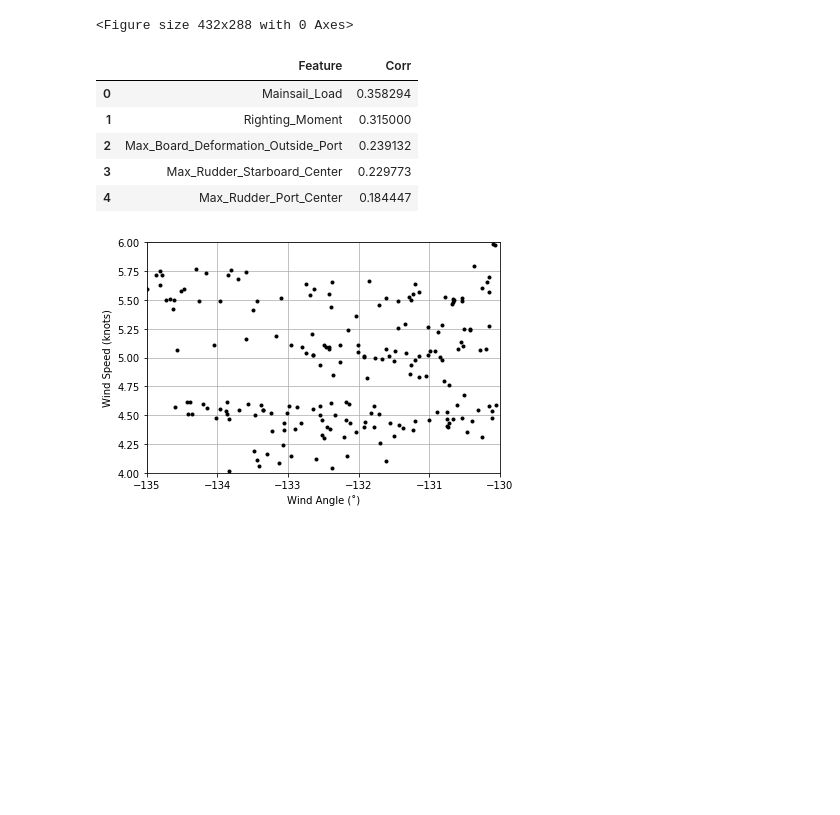
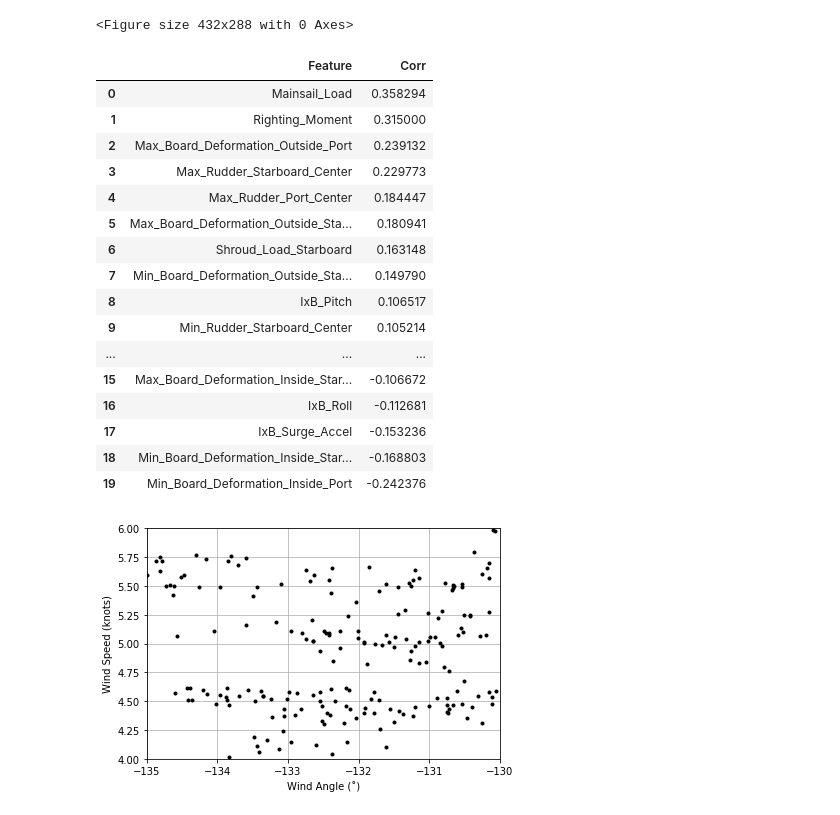
Before and after one commit to mickeycj/france-internship-project, a Jupyter notebook: plot_bins.ipynb, the cells around one changed output. Drawn from its saved outputs; the diff is of its cells as text; code cells hidden in the pictures; blank space fills up the shorter version.

```diff
--- a/plot_bins.ipynb
+++ b/plot_bins.ipynb
@@ -180,14 +180,25 @@ plot_wind_angle_speed(df, -180, 0, 180+1, max_y+1, dx, dy, 0.25, main=True)
 <Figure size 432x288 with 0 Axes>
 # %%
 # Show the top 20 correlated features.
-sorted_corr_df.head()
+sorted_corr_df
 # %% [output]
 |  | Feature | Corr |
 | 0 | Mainsail_Load | 0.358294 |
 | 1 | Righting_Moment | 0.315000 |
 | 2 | Max_Board_Deformation_Outside_Port | 0.239132 |
 | 3 | Max_Rudder_Starboard_Center | 0.229773 |
 | 4 | Max_Rudder_Port_Center | 0.184447 |
+| 5 | Max_Board_Deformation_Outside_Sta... | 0.180941 |
+| 6 | Shroud_Load_Starboard | 0.163148 |
+| 7 | Min_Board_Deformation_Outside_Sta... | 0.149790 |
+| 8 | IxB_Pitch | 0.106517 |
+| 9 | Min_Rudder_Starboard_Center | 0.105214 |
+| ... | ... | ... |
+| 15 | Max_Board_Deformation_Inside_Star... | -0.106672 |
+| 16 | IxB_Roll | -0.112681 |
+| 17 | IxB_Surge_Accel | -0.153236 |
+| 18 | Min_Board_Deformation_Inside_Star... | -0.168803 |
+| 19 | Min_Board_Deformation_Inside_Port | -0.242376 |
 # %%
 # Retrieve an example of a bin. (-135 to -130˚, 4 to 6 knots)
 bin_name = 'bin_x-135to-130_y4to6'
```
Also changed, not shown: 1 other file.
